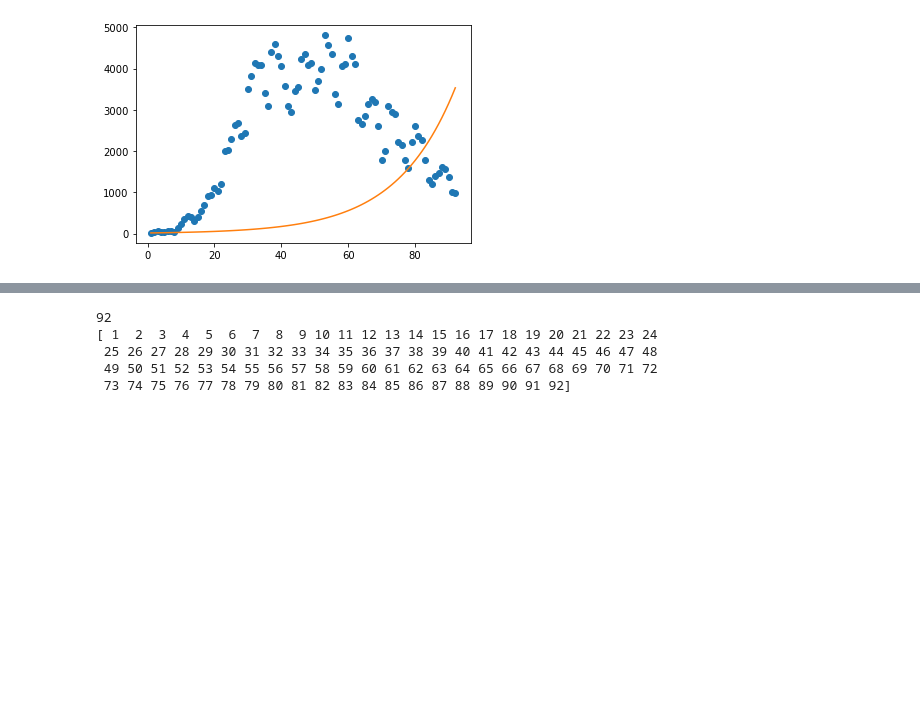
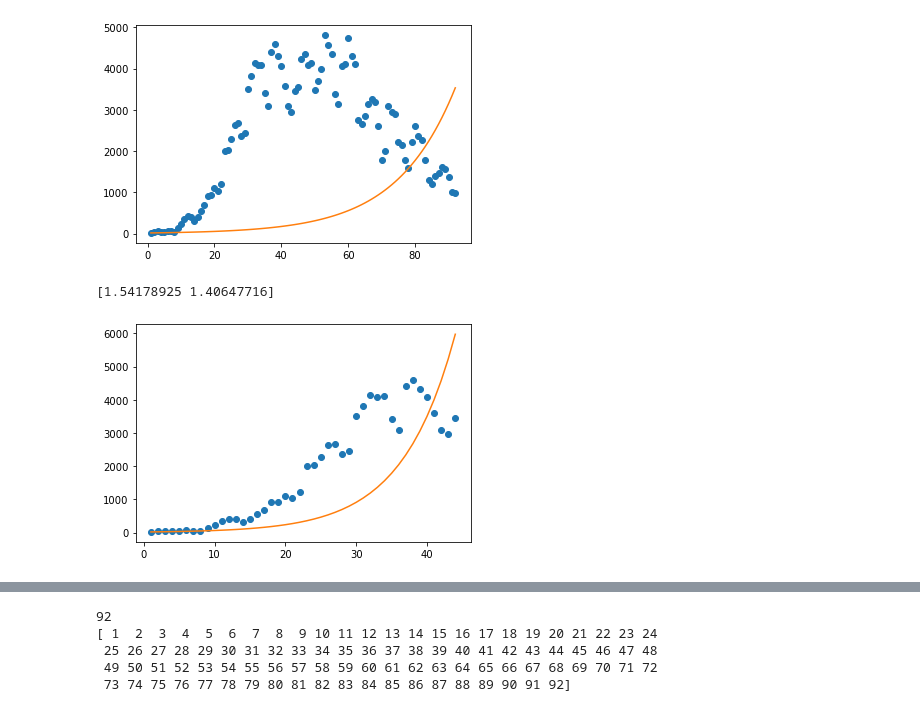
Before and after one commit to luke-hounsome/SEIR_models, a Jupyter notebook: SEIR_model.ipynb, the cells around one changed output, grey strips where cells are left out. Cells and saved outputs as stored; diff of their text form; code cells hidden in the pictures; blank space fills up the shorter version.

```diff
--- a/SEIR_model.ipynb
+++ b/SEIR_model.ipynb
@@ -330,3 +332,53 @@ plt.show()
 # %% [output]
 [1.06700247 1.00874609]
 [figure]
+# %%
+# try to split training set and see if works
+
+from scipy import integrate, optimize
+
+ydata = values_df.Cases.iloc[0:44]
+ydata = np.array(ydata, dtype=float)
+
+xdata = np.empty(len(ydata),int)
+
+for i in range(len(xdata)):
+
+    xdata[i] = i+1
+
+# These are the equations from above (to cross-check against the online example)
+
+# S_1 = S - ((beta*S*I)/(N))
+# E_1 = E + ((beta*S*I)/(N))-(a*E)
+# R_1 = y*I + R
+# I_1 = I + (a*E)-(y*I)
+
+# in the model below they use S, I, R to refer to dS/dt etc.
+
+def sir_model(y, x, beta, gamma):
+    S = (-beta * y[0] * y[1] )/ N
+    R = gamma * y[1]
+    I = -(S + R)
+    return S, I, R
+
+def fit_odeint(x, beta, gamma):
+    return integrate.odeint(sir_model, (S0, I0, R0), x, args=(beta, gamma))[:,1]
+
+N = 56000000.0  # this is population so I guess needs to be England pop
+I0 = ydata[0]
+S0 = N - I0
+R0 = 0.0
+
+beta = 0.2
+gamma = 0.2
+
+popt, pcov = optimize.curve_fit(fit_odeint, xdata, ydata)
+print(popt)
+fitted = fit_odeint(xdata, *popt)
+
+plt.plot(xdata, ydata, 'o')
+plt.plot(xdata, fitted)
+plt.show()
+# %% [output]
+[1.54178925 1.40647716]
+[figure, added]
```
Also changed, not shown: parts of 3 cells of this notebook.
